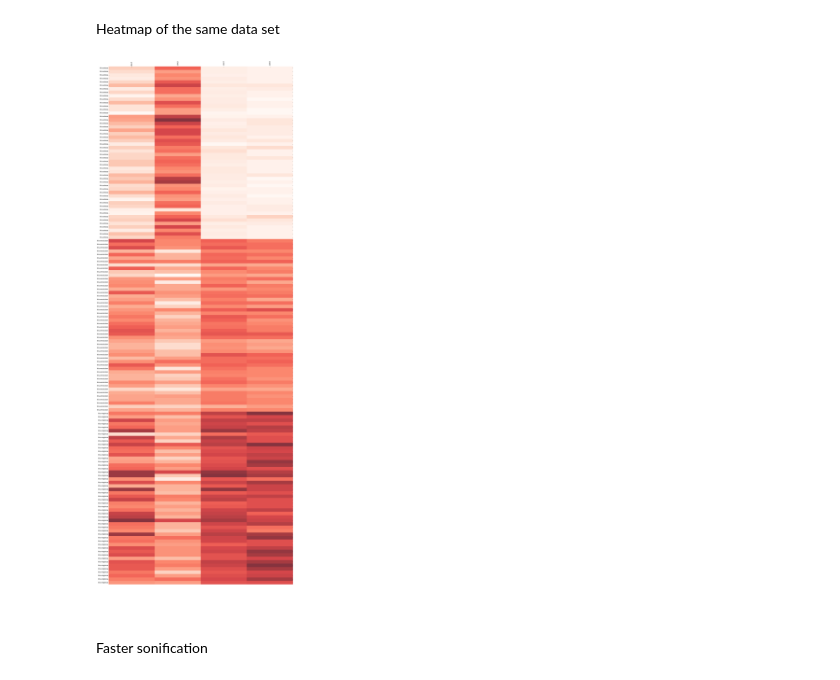
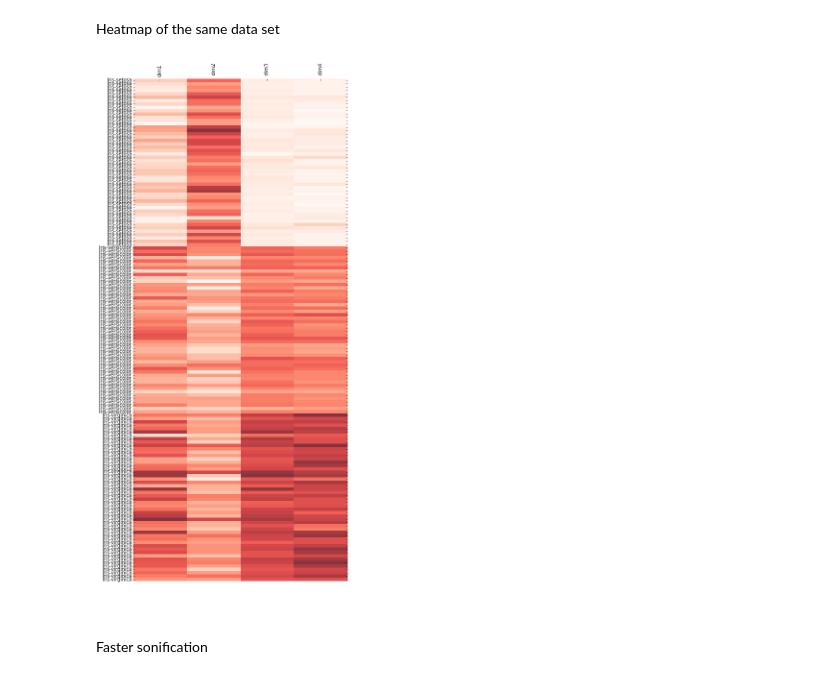
Before and after one commit to experimentalDataAesthetics/ipython_notes, a Jupyter notebook: 0.1 – SPLOM Sonification. Tests with prepared data [updated continuously].ipynb, the cells around one changed output. Saved outputs shown, nothing was run; the diff lists cells and outputs as text; code cells hidden in the pictures.

Commit message:
updated heatmap.pdf and made a jpg version

```diff
--- a/0.1 – SPLOM Sonification. Tests with prepared data [updated continuously].ipynb
+++ b/0.1 – SPLOM Sonification. Tests with prepared data [updated continuously].ipynb
@@ -153,10 +150,12 @@ def heatmapper ( filename, width, height ):
     # Turn off all the ticks
     ax = plt.gca()
     fig.savefig(filename)
-# %%
-heatmapper ('heatmap_iris_current.pdf', 20, 60)
-# %% [output]
-[figure, removed]
+# %%
+data = pd.read_csv("iris.csv", index_col=4)
+data_all = (data - np.min(data, axis=0))/(np.max(data, axis=0) - np.min(data, axis=0))
+heatmapper ('heatmap_iris_current.pdf', 8, 20)
+# %% [output]
+[figure, added]
 # %% [markdown]
 Faster sonification
 # %%
```
Also changed, not shown: parts of 2 cells of this notebook, 2 other files.
